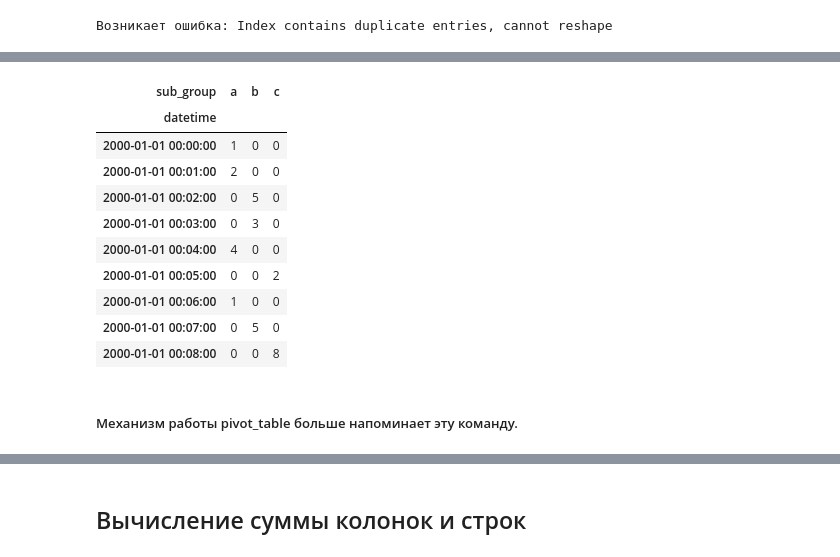
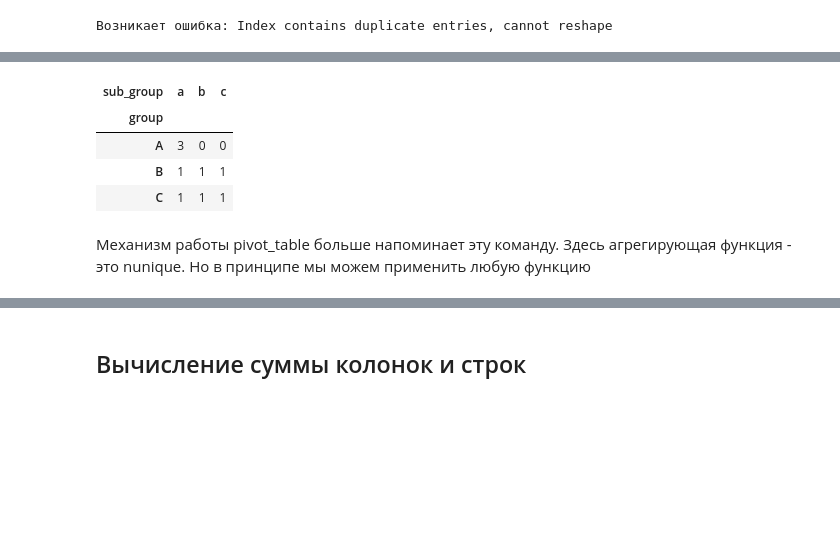
Before and after one commit to Saxsafon/Analysis, a Jupyter notebook: Python/Processing/Pivot_tables.ipynb, the cells around one changed output, grey strips where cells are left out. Saved outputs shown, nothing was run; the diff lists cells and outputs as text; code cells hidden in the pictures; blank space fills up the shorter version.

Commit message:
Дополнил ноутбук Python/Processing/Pivot_tables.ipynb

```diff
--- a/Python/Processing/Pivot_tables.ipynb
+++ b/Python/Processing/Pivot_tables.ipynb
@@ -67,8 +75,8 @@ data.head()
 # %%
 simple_data = pd.DataFrame({
-    'datetime': pd.date_range('1/1/2000', periods=9, freq='T'),
+    'datetime': pd.date_range('1/1/2000', periods=9, freq='min'),
     'group' : ['A', 'A', 'A', 'B', 'B', 'B', 'C', 'C', 'C'],
-    'sub_group': ['a','a', 'b','b','a','c','a','b','c'],
+    'sub_group': ['a','a', 'a','b','a','c','a','b','c'],
     'value': [1,2,5,3,4,2,1,5,4],
     'val_id': ['1000','1001','1002','1003','1004','1005','1006','1007','1008']
 })
@@ -107,4 +103,0 @@ wrong_simple_data
-# %%
-df1 = simple_data.set_index('datetime')
-df1 = df1.pivot(columns='sub_group', values='value')
-df1
@@ -143,7 +156,7 @@ simple_data.set_index(["datetime", "sub_group"])["value"].unstack()
 # %%
-df1 = wrong_simple_data.set_index('datetime')
+df = wrong_simple_data
 try:
-    df1 = df1.pivot(columns='sub_group', values='value')
+    pv = df.pivot(index='group', columns='sub_group', values='value')
 except ValueError as error:
     print(f"Возникает ошибка: {error}")
 # %% [output]
@@ -170,19 +166,13 @@ wrong_simple_data
 # %%
-df2 = wrong_simple_data.set_index('datetime')
-df2 = df2.pivot_table(index='datetime', columns='sub_group', values='value', aggfunc='sum', fill_value=0)
-df2
+df = wrong_simple_data
+pv = df.pivot_table(index='group', columns='sub_group', values='value', aggfunc='nunique', fill_value=0)
+pv
 # %% [output]
 | sub_group | a | b | c |
-| datetime |  |  |  |
-| 2000-01-01 00:00:00 | 1 | 0 | 0 |
-| 2000-01-01 00:01:00 | 2 | 0 | 0 |
-| 2000-01-01 00:02:00 | 0 | 5 | 0 |
-| 2000-01-01 00:03:00 | 0 | 3 | 0 |
-| 2000-01-01 00:04:00 | 4 | 0 | 0 |
-| 2000-01-01 00:05:00 | 0 | 0 | 2 |
-| 2000-01-01 00:06:00 | 1 | 0 | 0 |
-| 2000-01-01 00:07:00 | 0 | 5 | 0 |
-| 2000-01-01 00:08:00 | 0 | 0 | 8 |
+| group |  |  |  |
+| A | 3 | 0 | 0 |
+| B | 1 | 1 | 1 |
+| C | 1 | 1 | 1 |
-# %% [markdown]
-##### Механизм работы pivot_table больше напоминает эту команду.
+# %% [markdown]
+Механизм работы pivot_table больше напоминает эту команду. Здесь агрегирующая функция - это nunique. Но в принципе мы можем применить любую функцию
 # %%
```
Also changed, not shown: parts of 38 cells of this notebook.
